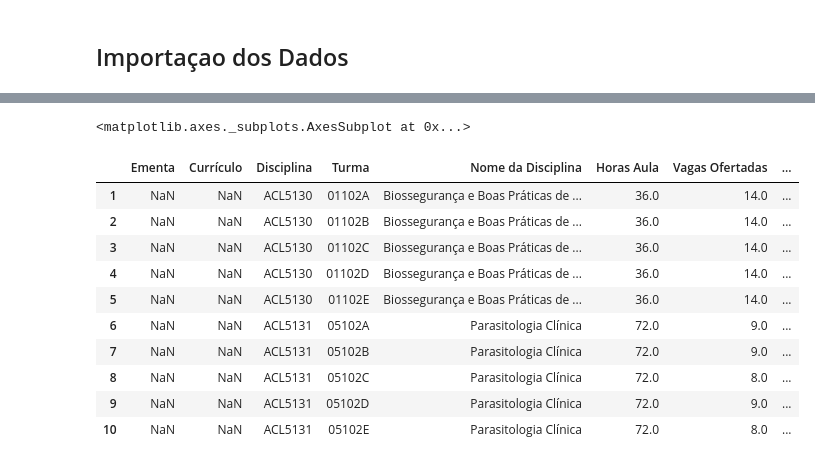
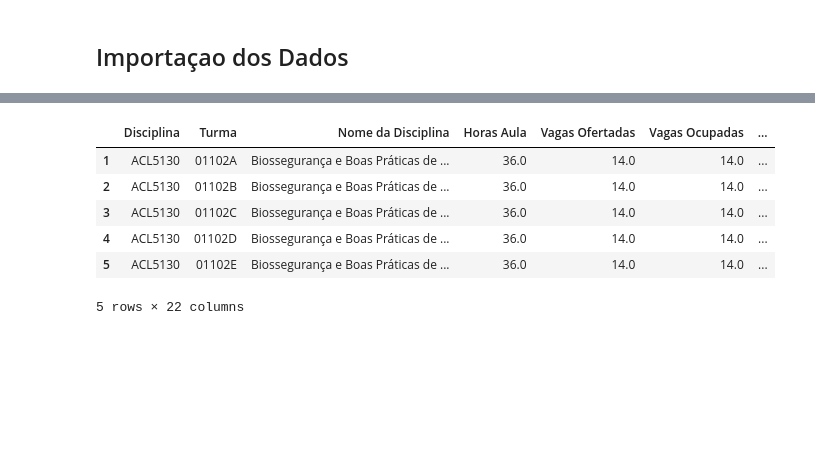
Before and after one commit to andrelucassc/cagr, a Jupyter notebook: Limpeza dos dados do CAGR.ipynb, the cells around one changed output, grey strips where cells are left out. Saved outputs shown, nothing was run; the diff lists cells and outputs as text; code cells hidden in the pictures; blank space fills up the shorter version.

```diff
--- a/Limpeza dos dados do CAGR.ipynb
+++ b/Limpeza dos dados do CAGR.ipynb
@@ -5,7 +5,9 @@
 # %%
 import pandas as pd
 
-df = pd.read_csv('Dados CAGR.csv',sep='\t',index_col=0)
+df = pd.read_csv('Dados CAGR.csv',sep=';',index_col=0)
+
+df = df.drop(['Ementa','Currículo'], axis=1)
 
 df.head()
 # %% [output]
@@ -41,8 +42,0 @@ df.groupby('Disciplina').sum().sort_values("Pedidos  sem vaga", ascending=False)
-# %%
-def get_curso(m):
-    return m.split('*')[-1]
-
-
-df["Curso"] = df["Nome da Disciplina"].apply(get_curso)
-
-df["Curso"]
@@ -87,8 +53,6 @@ import seaborn as sns
 ranking_centros = df.groupby('Centro').mean().sort_values('Vagas  Ofertadas', ascending = False).index
 
 sns.barplot(x = 'Centro', y = 'Vagas  Ofertadas', data= df, order = ranking_centros)
-# %% [output]
-<matplotlib.axes._subplots.AxesSubplot at 0x...>
 # %%
 def get_horarios(h):
     if isinstance(h, str):
@@ -107,45 +71,41 @@ def get_weekday(h):
         return None
 
 def get_time(h):
     if len(h) >= 1:
         return [x[2:6] for x in h if len(x) > 0]
     else:
         return None
 
 def get_creditos(h):
     if len(h) >= 1:
         return [x[7] for x in h if len(x) > 7]
     else:
         return None
 
 def get_local(h):
     if len(h) >= 1:
         return [x.split('|')[-1] for x in h if len(x) > 0]
     else:
         return None
 
 
 
-df["Dia(s) da Semana"] = df["Limpeza Horário"].apply(get_weekday)
+df["Dias da Semana"] = df["Limpeza Horário"].apply(get_weekday)
 
-df["Horário no dia"] = df["Limpeza Horário"].apply(get_time)
+df["Horários no dia"] = df["Limpeza Horário"].apply(get_time)
 
-df["Créditos no horário"] = df["Limpeza Horário"].apply(get_creditos)
+df["Créditos nos horários"] = df["Limpeza Horário"].apply(get_creditos)
 
 df["Sala"] = df["Limpeza Horário"].apply(get_local)
 
 df.drop(["Limpeza Horário"], axis='columns')
 
-df.head(10)
+df.head(5)
 # %% [output]
-|  | Ementa | Currículo | Disciplina | Turma | Nome da Disciplina | Horas Aula | Vagas Ofertadas | ... |
-| 1 | NaN | NaN | ACL5130 | 01102A | Biossegurança e Boas Práticas de ... | 36.0 | 14.0 | ... |
-| 2 | NaN | NaN | ACL5130 | 01102B | Biossegurança e Boas Práticas de ... | 36.0 | 14.0 | ... |
-| 3 | NaN | NaN | ACL5130 | 01102C | Biossegurança e Boas Práticas de ... | 36.0 | 14.0 | ... |
-| 4 | NaN | NaN | ACL5130 | 01102D | Biossegurança e Boas Práticas de ... | 36.0 | 14.0 | ... |
-| 5 | NaN | NaN | ACL5130 | 01102E | Biossegurança e Boas Práticas de ... | 36.0 | 14.0 | ... |
-| 6 | NaN | NaN | ACL5131 | 05102A | Parasitologia Clínica | 72.0 | 9.0 | ... |
-| 7 | NaN | NaN | ACL5131 | 05102B | Parasitologia Clínica | 72.0 | 9.0 | ... |
-| 8 | NaN | NaN | ACL5131 | 05102C | Parasitologia Clínica | 72.0 | 8.0 | ... |
-| 9 | NaN | NaN | ACL5131 | 05102D | Parasitologia Clínica | 72.0 | 9.0 | ... |
-| 10 | NaN | NaN | ACL5131 | 05102E | Parasitologia Clínica | 72.0 | 8.0 | ... |
+|  | Disciplina | Turma | Nome da Disciplina | Horas Aula | Vagas Ofertadas | Vagas Ocupadas | ... |
+| 1 | ACL5130 | 01102A | Biossegurança e Boas Práticas de ... | 36.0 | 14.0 | 14.0 | ... |
+| 2 | ACL5130 | 01102B | Biossegurança e Boas Práticas de ... | 36.0 | 14.0 | 14.0 | ... |
+| 3 | ACL5130 | 01102C | Biossegurança e Boas Práticas de ... | 36.0 | 14.0 | 14.0 | ... |
+| 4 | ACL5130 | 01102D | Biossegurança e Boas Práticas de ... | 36.0 | 14.0 | 14.0 | ... |
+| 5 | ACL5130 | 01102E | Biossegurança e Boas Práticas de ... | 36.0 | 14.0 | 14.0 | ... |
+5 rows × 22 columns
```
Also changed, not shown: parts of 10 cells of this notebook.
